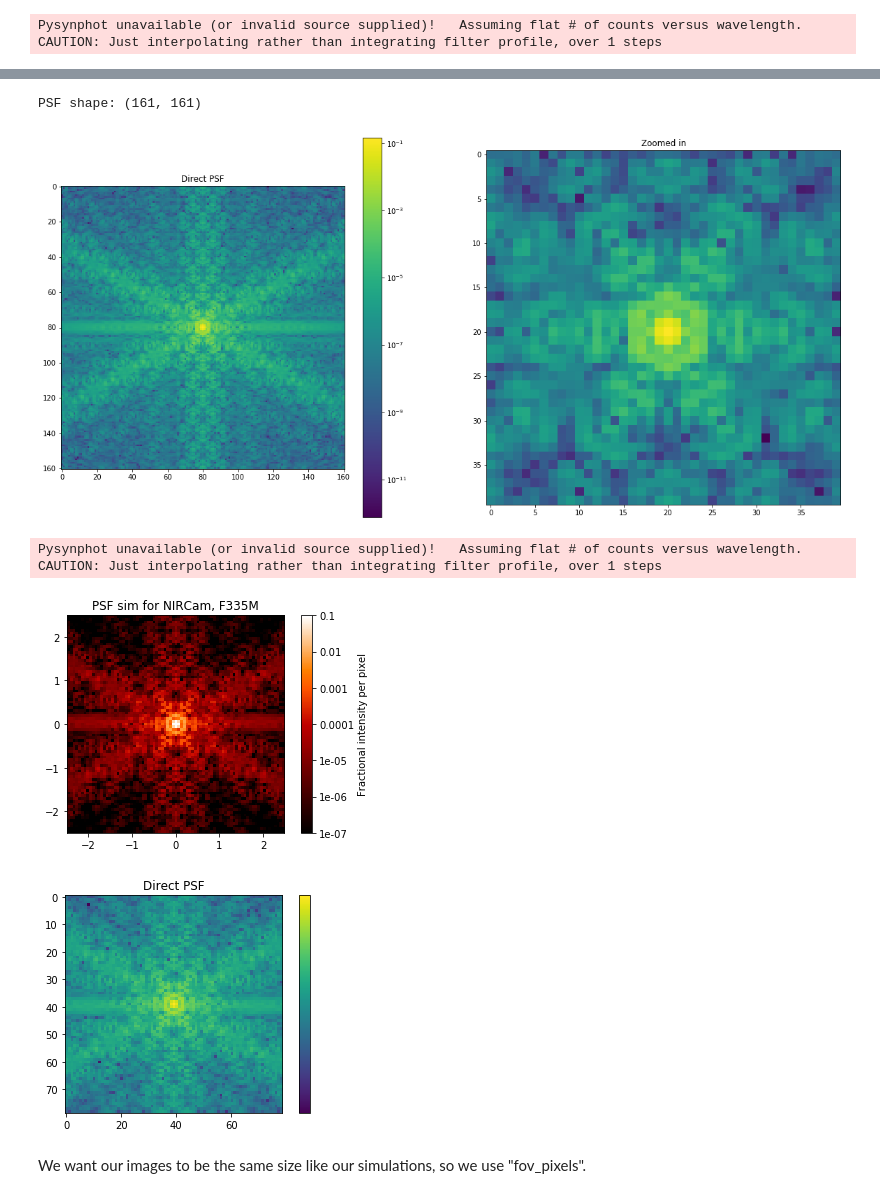
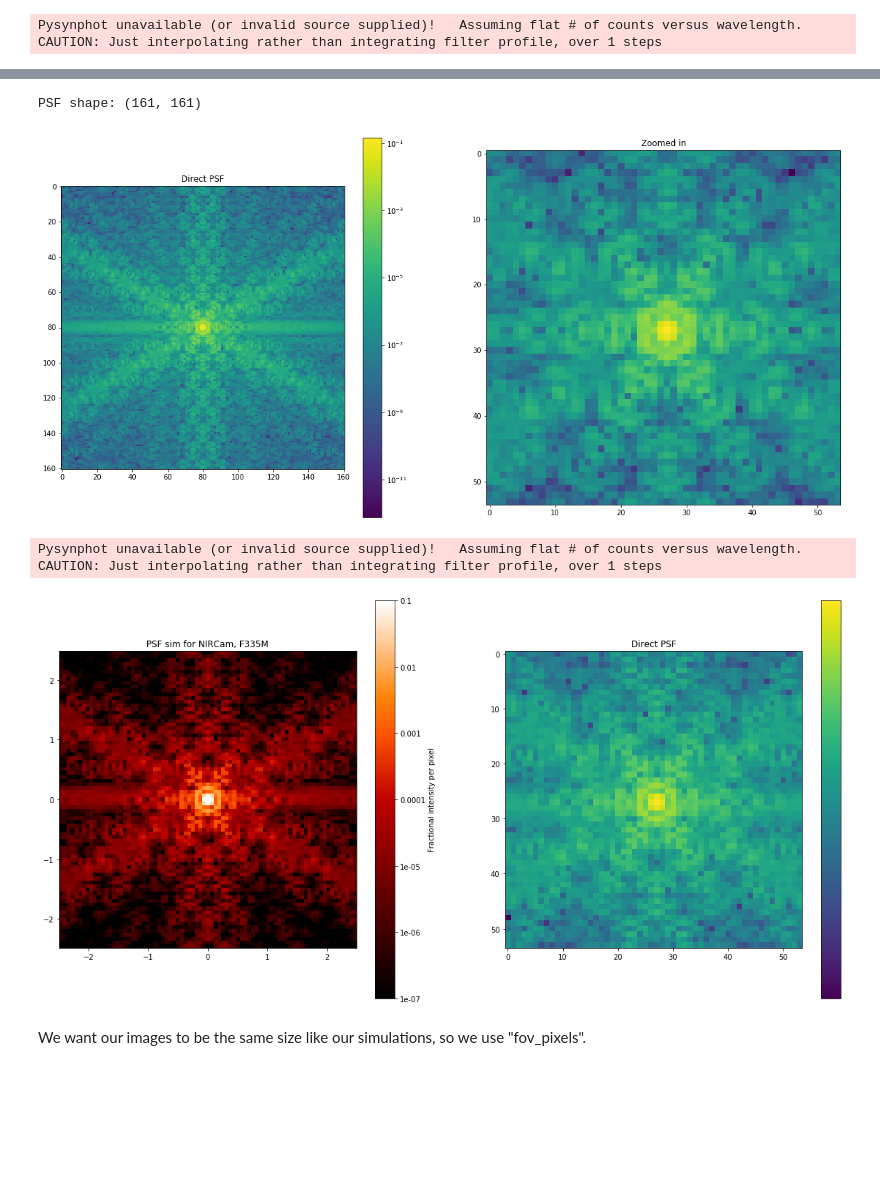
Before and after one commit to spacetelescope/PASTIS, a Jupyter notebook: Jupyter Notebooks/3_Testing the E2E simulations.ipynb, the cells around one changed output, grey strips where cells are left out. Drawn from its saved outputs; the diff is of its cells as text; code cells hidden in the pictures; blank space fills up the shorter version.

```diff
--- a/Jupyter Notebooks/3_Testing the E2E simulations.ipynb
+++ b/Jupyter Notebooks/3_Testing the E2E simulations.ipynb
@@ -120,6 +133,10 @@ plt.show()
 # Display with matplotlib
 psf_direct = psf_direct_hdu[1].data
 print('PSF shape:', psf_direct.shape)
+
+xcen = int(psf_direct.shape[1]/2)
+ycen = int(psf_direct.shape[0]/2)
+boxhw = 27
 
 plt.figure(figsize=(20,10))
 plt.subplot(1, 2, 1)
@@ -127,32 +144,37 @@ plt.imshow(psf_direct, norm=LogNorm())
 plt.title('Direct PSF')
 plt.colorbar()
 plt.subplot(1, 2, 2)
-plt.imshow(psf_direct[60:100, 60:100], norm=LogNorm())
+plt.imshow(psf_direct[ycen-boxhw:ycen+boxhw, xcen-boxhw:xcen+boxhw], norm=LogNorm())
 plt.title('Zoomed in')
 plt.show()
 # %% [output]
 PSF shape: (161, 161)
-[figure, old version]
+[figure, new version]
 # %%
 # Add the filter we want to use
 nc.filter = filter
 nc_coro.filter = filter
 
 # So far both nc objects are still the same, so I'll display only one
 psf = nc.calc_psf(oversample=1, nlambda=1)
+plt.figure(figsize=(20,10))
+plt.subplot(1, 2, 1)
 webbpsf.display_psf(psf)
-plt.show()
 
 psf = psf[1].data
-plt.imshow(psf, norm=LogNorm())
+xcen = int(psf.shape[1]/2)
+ycen = int(psf.shape[0]/2)
+boxhw = 27
+
+plt.subplot(1, 2, 2)
+plt.imshow(psf[ycen-boxhw:ycen+boxhw, xcen-boxhw:xcen+boxhw], norm=LogNorm())
 plt.title('Direct PSF')
 plt.colorbar()
 plt.show()
 # %% [output]
 Pysynphot unavailable (or invalid source supplied)!   Assuming flat # of counts versus wavelength.
 CAUTION: Just interpolating rather than integrating filter profile, over 1 steps
-[figure, old version]
+[figure, new version]
-[figure, removed]
 # %% [markdown]
 We want our images to be the same size like our simulations, so we use "fov_pixels".
 # %%
```
Also changed, not shown: parts of 25 cells of this notebook.
